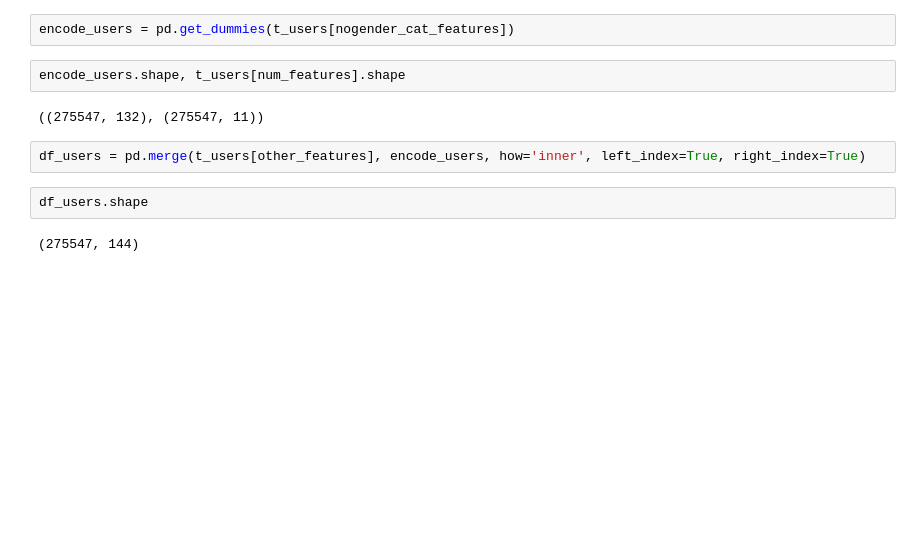
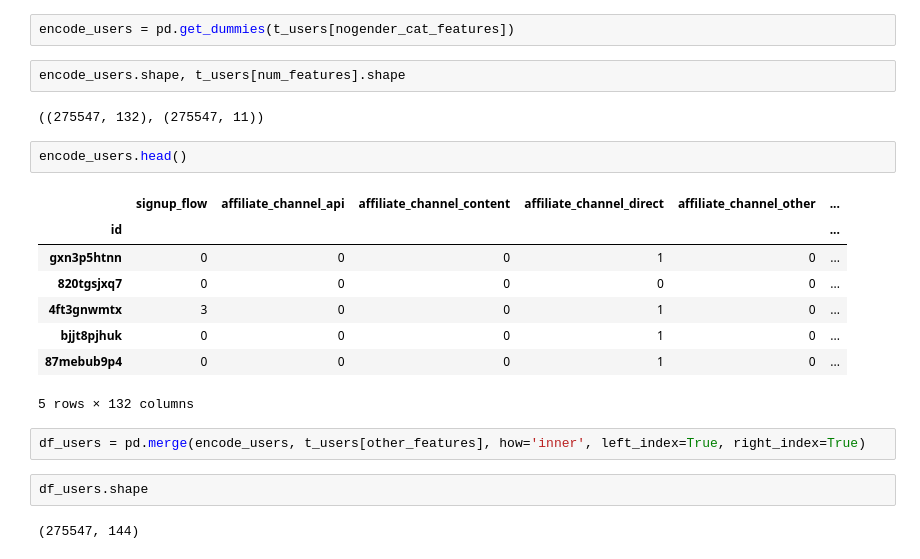
Before and after one commit to ah3200/airbnb-kaggle, a Jupyter notebook: Airbnb-KNN-imputation.ipynb, the cells around one changed output. Saved outputs shown, nothing was run; the diff lists cells and outputs as text; blank space fills up the shorter version.

```diff
--- a/Airbnb-KNN-imputation.ipynb
+++ b/Airbnb-KNN-imputation.ipynb
@@ -111,8 +122,19 @@ encode_users = pd.get_dummies(t_users[nogender_cat_features])
 encode_users.shape, t_users[num_features].shape
 # %% [output]
 ((275547, 132), (275547, 11))
+# %%
+encode_users.head()
+# %% [output]
+|  | signup_flow | affiliate_channel_api | affiliate_channel_content | affiliate_channel_direct | affiliate_channel_other | ... |
+| id |  |  |  |  |  | ... |
+| gxn3p5htnn | 0 | 0 | 0 | 1 | 0 | ... |
+| 820tgsjxq7 | 0 | 0 | 0 | 0 | 0 | ... |
+| 4ft3gnwmtx | 3 | 0 | 0 | 1 | 0 | ... |
+| bjjt8pjhuk | 0 | 0 | 0 | 1 | 0 | ... |
+| 87mebub9p4 | 0 | 0 | 0 | 1 | 0 | ... |
+5 rows × 132 columns
 # %%
-df_users = pd.merge(t_users[other_features], encode_users, how='inner', left_index=True, right_index=True)
+df_users = pd.merge(encode_users, t_users[other_features], how='inner', left_index=True, right_index=True)
 # %%
 df_users.shape
 # %% [output]
```
Also changed, not shown: parts of 58 cells of this notebook, 1 other file.
